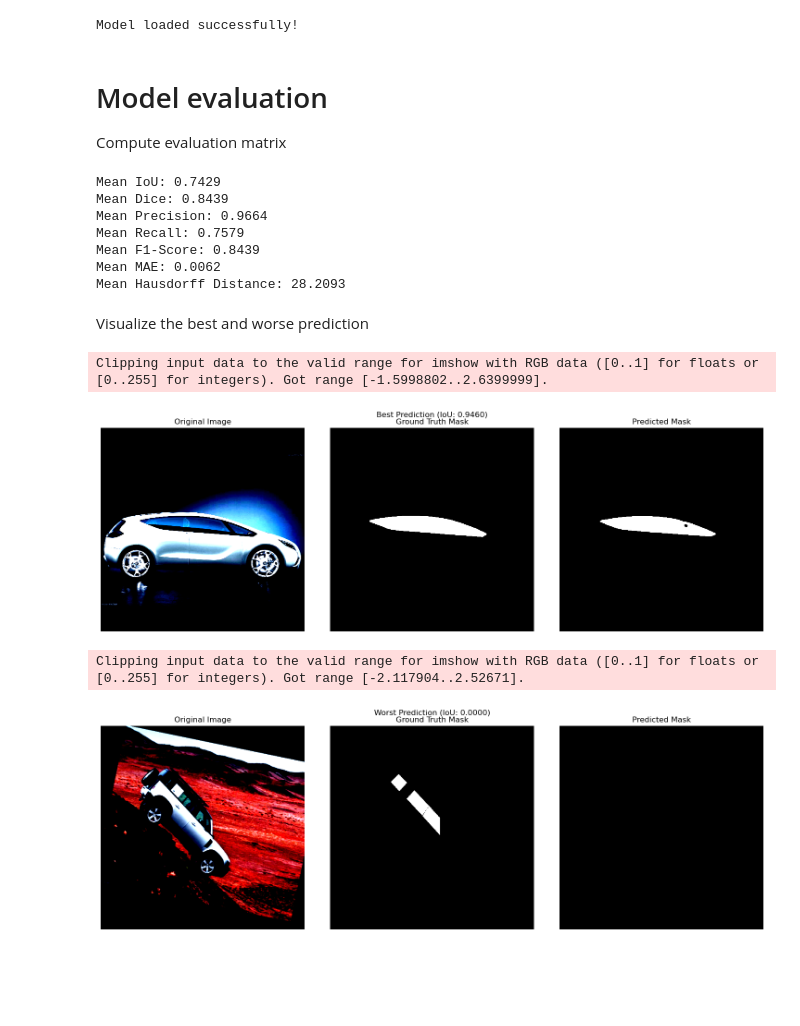
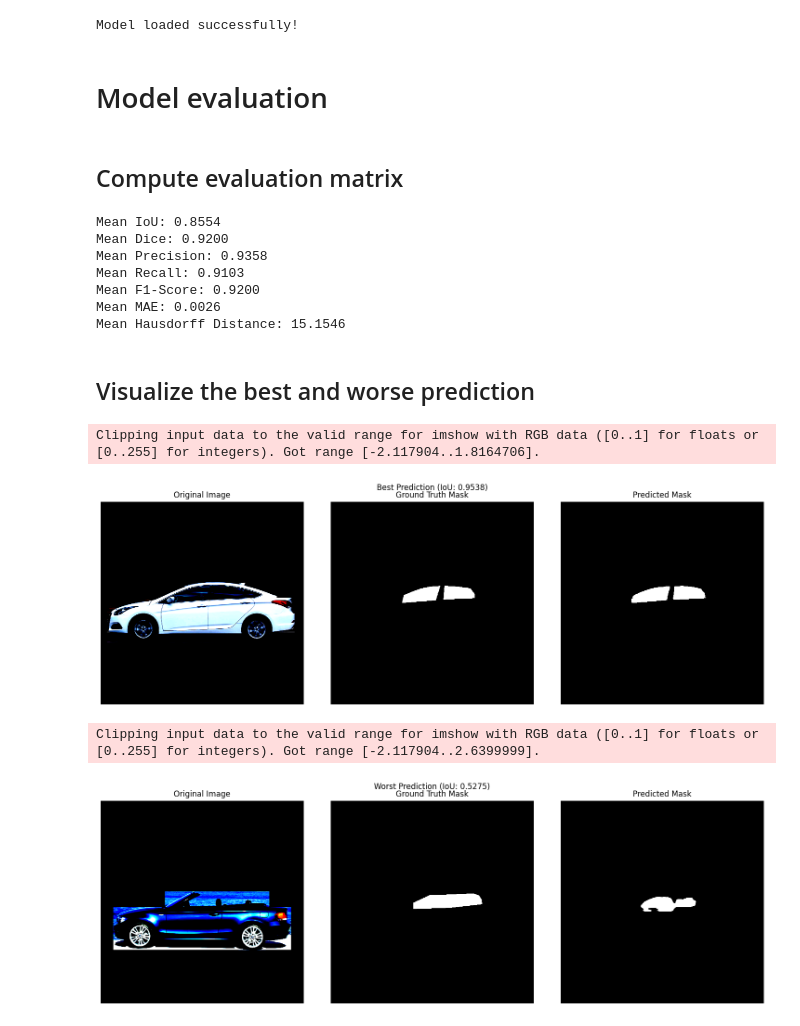
Before and after one commit to Tiazzo/Safety-System-Design, a Jupyter notebook: notebooks/evaluate_unet.ipynb, the cells around one changed output. Saved outputs shown, nothing was run; the diff lists cells and outputs as text; code cells hidden in the pictures; blank space fills up the shorter version.

Commit message:
fix: move eval to new notebook

```diff
--- a/notebooks/evaluate_unet.ipynb
+++ b/notebooks/evaluate_unet.ipynb
@@ -91,7 +96,6 @@ Load the best U-Net model here
 import torch
 from segmentation_models_pytorch import Unet
 
-# Define the U-Net model with the same configuration as during training
 model = Unet(
     encoder_name="resnet34",  # Encoder backbone
     encoder_weights=None,    # No pretraining needed when loading weights
@@ -100,20 +104,20 @@ model = Unet(
 )
 
 # Load the model weights
-model_path = "../checkpoints/best_model.pth"  # Path to the saved model
-state_dict = torch.load(model_path, map_location=torch.device("cpu"))  # Load weights
+device = "cuda" if torch.cuda.is_available() else "cpu"
+model_path = "../checkpoints/test_best_unet_model.pth"  # Path to the saved model
+state_dict = torch.load(model_path, map_location=device)
 model.load_state_dict(state_dict)
 
-# Set the model to evaluation mode
 model.eval()
 
 print("Model loaded successfully!")
 # %% [output]
 Model loaded successfully!
+# %% [markdown]
+# Model evaluation
 # %% [markdown]
-# Model evaluation
-
-Compute evaluation matrix
+## Compute evaluation matrix
 # %%
 import numpy as np
 import torch
@@ -188,7 +192,6 @@ def compute_metrics(model, dataloader):
     mean_recall = np.mean(recall_scores)
     mean_f1 = np.mean(f1_scores)
     mean_mae = np.mean(mae_scores)
-    #mean_hausdorff = np.mean(hausdorff_distances)
     mean_hausdorff = np.mean([d for d in hausdorff_distances if d != float("inf")])
 
 
@@ -210,26 +213,25 @@ def compute_metrics(model, dataloader):
         "hausdorff": mean_hausdorff,
     }
 
-device='cpu'
 # Evaluate on the test set
-test_images_dir = "../data/split/test/images"
-test_masks_dir = "../data/split/test/masks"
+test_images_dir = "../data/model_training/split/test/images"
+test_masks_dir = "../data/model_training/split/test/masks"
 test_dataset = SegmentationDataset(
     test_images_dir, test_masks_dir, transform=val_transform
 )
 test_loader = DataLoader(test_dataset, batch_size=1, shuffle=False)
-# Evaluate on the test set
+
 metrics = compute_metrics(model, test_loader)
 # %% [output]
-Mean IoU: 0.7429
-Mean Dice: 0.8439
-Mean Precision: 0.9664
-Mean Recall: 0.7579
-Mean F1-Score: 0.8439
-Mean MAE: 0.0062
-Mean Hausdorff Distance: 28.2093
+Mean IoU: 0.8554
+Mean Dice: 0.9200
+Mean Precision: 0.9358
+Mean Recall: 0.9103
+Mean F1-Score: 0.9200
+Mean MAE: 0.0026
+Mean Hausdorff Distance: 15.1546
 # %% [markdown]
-Visualize the best and worse prediction
+## Visualize the best and worse prediction
 # %%
 def find_best_and_worst_predictions_unet(model, dataloader):
     """
@@ -248,7 +250,6 @@ def find_best_and_worst_predictions_unet(model, dataloader):
 
     with torch.no_grad():
         for idx, (images, ground_truth_mask) in enumerate(dataloader):
-            # Move data to the device
             images, ground_truth_mask = images.to(device), ground_truth_mask.to(device)
 
             # Predict using U-Net
@@ -292,47 +293,45 @@ def display_prediction(title, data):
         return
 
     image, prediction_mask, ground_truth_mask, idx, iou = data
-    # Convert image to numpy and scale to [0, 255]
-    image_np = image.cpu().numpy().transpose(1, 2, 0)  # Convert CHW to HWC
-    #image_np = (image_np * 255).astype(np.uint8)  # Scale to 0-255 for display
+    image_np = image.cpu().numpy().transpose(1, 2, 0)
 
     plt.figure(figsize=(15, 5))
     plt.suptitle(f"{title} (IoU: {iou:.4f})")
 
     # Display original image
     plt.subplot(1, 3, 1)
     plt.imshow(image_np)
     plt.title("Original Image")
     plt.axis("off")
 
     # Display ground truth mask
     plt.subplot(1, 3, 2)
-    gt_mask_np = ground_truth_mask.squeeze().cpu().numpy()  # Remove channel dimension if present
+    gt_mask_np = ground_truth_mask.squeeze().cpu().numpy()
     plt.imshow(gt_mask_np, cmap="gray")
     plt.title("Ground Truth Mask")
     plt.axis("off")
 
     # Display predicted mask
     plt.subplot(1, 3, 3)
-    pred_mask_np = prediction_mask.squeeze().cpu().numpy()  # Remove channel dimension if present
+    pred_mask_np = prediction_mask.squeeze().cpu().numpy()
     plt.imshow(pred_mask_np, cmap="gray")
     plt.title("Predicted Mask")
     plt.axis("off")
 
     plt.tight_layout()
     plt.show()
 
 
-test_images_dir = "../data/split/test/images"
-test_masks_dir = "../data/split/test/masks"
+test_images_dir = "../data/model_training/split/test/images"
+test_masks_dir = "../data/model_training/split/test/masks"
 test_dataset = SegmentationDataset(
     test_images_dir, test_masks_dir, transform=val_transform
 )
 test_loader = DataLoader(test_dataset, batch_size=1, shuffle=False)
-# Evaluate and display best/worst predictions
+
 find_best_and_worst_predictions_unet(model, test_loader)
 # %% [output]
-Clipping input data to the valid range for imshow with RGB data ([0..1] for floats or [0..255] for integers). Got range [-1.5998802..2.6399999].
+Clipping input data to the valid range for imshow with RGB data ([0..1] for floats or [0..255] for integers). Got range [-2.117904..1.8164706].
-[figure, old version]
+[figure, new version]
-Clipping input data to the valid range for imshow with RGB data ([0..1] for floats or [0..255] for integers). Got range [-2.117904..2.52671].
+Clipping input data to the valid range for imshow with RGB data ([0..1] for floats or [0..255] for integers). Got range [-2.117904..2.6399999].
-[figure, old version]
+[figure, new version]
```
Also changed, not shown: parts of 7 cells of this notebook, 1 other file.
